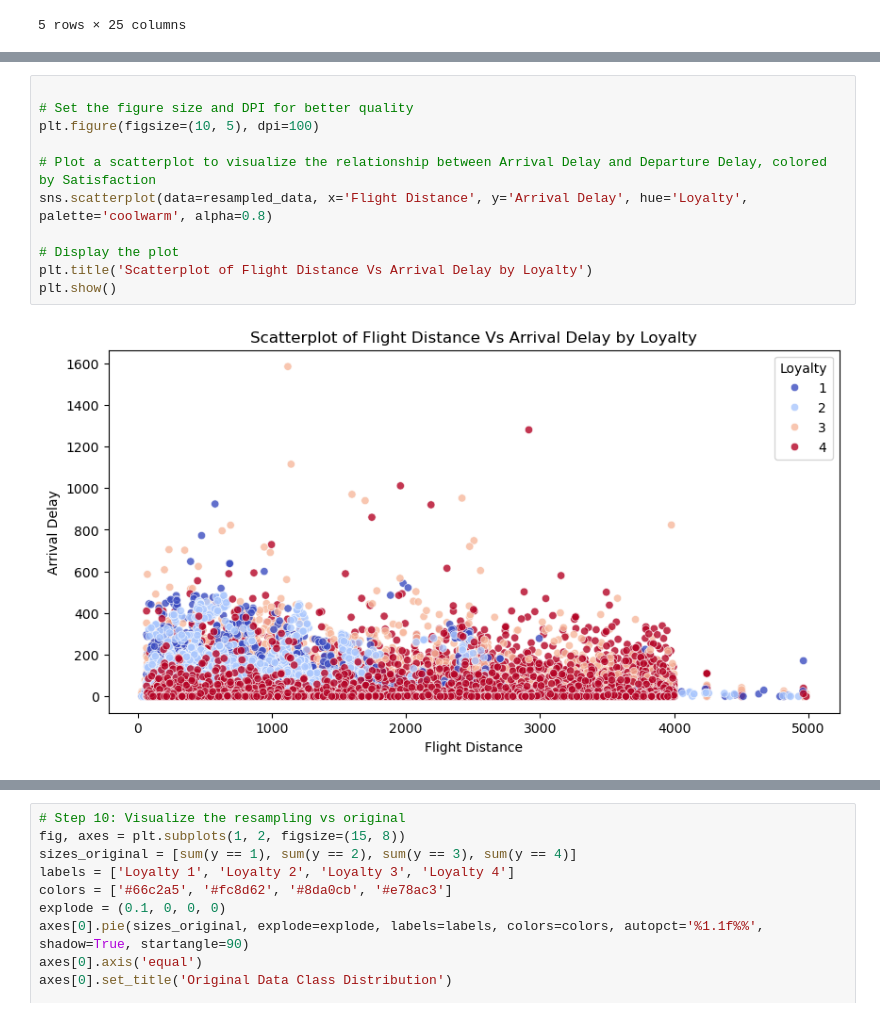
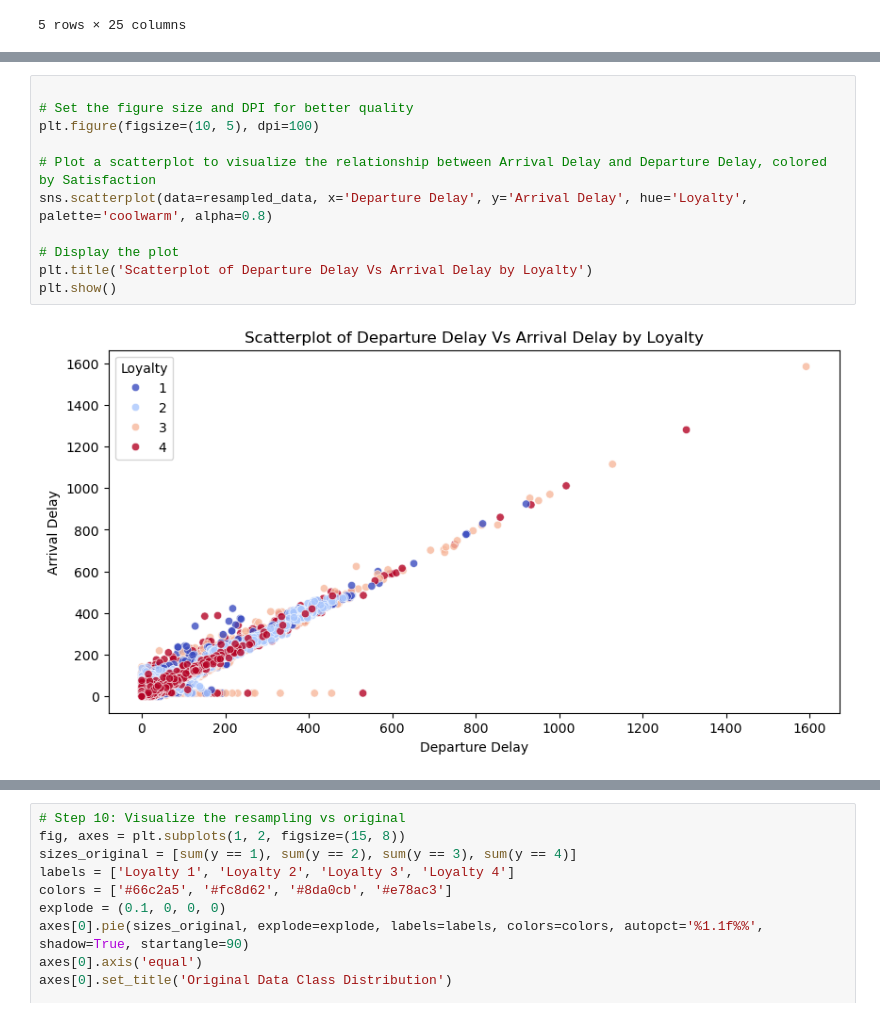
Before and after one commit to HWhr3000/F21DL_Coursework_grp2, a Jupyter notebook: notebooks/Airline_workbook.ipynb, the cells around one changed output, grey strips where cells are left out. Cells and saved outputs as stored; diff of their text form.

```diff
--- a/notebooks/Airline_workbook.ipynb
+++ b/notebooks/Airline_workbook.ipynb
@@ -194,16 +206,16 @@ After resampling: Counter({1: 55372, 4: 55372, 3: 55372, 2: 55372})
 # %%
 
 # Set the figure size and DPI for better quality
 plt.figure(figsize=(10, 5), dpi=100)
 
 # Plot a scatterplot to visualize the relationship between Arrival Delay and Departure Delay, colored by Satisfaction
-sns.scatterplot(data=resampled_data, x='Flight Distance', y='Arrival Delay', hue='Loyalty', palette='coolwarm', alpha=0.8)
+sns.scatterplot(data=resampled_data, x='Departure Delay', y='Arrival Delay', hue='Loyalty', palette='coolwarm', alpha=0.8)
 
 # Display the plot
-plt.title('Scatterplot of Flight Distance Vs Arrival Delay by Loyalty')
+plt.title('Scatterplot of Departure Delay Vs Arrival Delay by Loyalty')
 plt.show()
 # %% [output]
-[figure, old version]
+[figure, new version]
 # %%
 
 numerical_cols = ['Flight Distance', 'Departure Delay', 'Arrival Delay', 'Seat Comfort', 'Loyalty']
```
Also changed, not shown: parts of 6 cells of this notebook, 8 other files.
